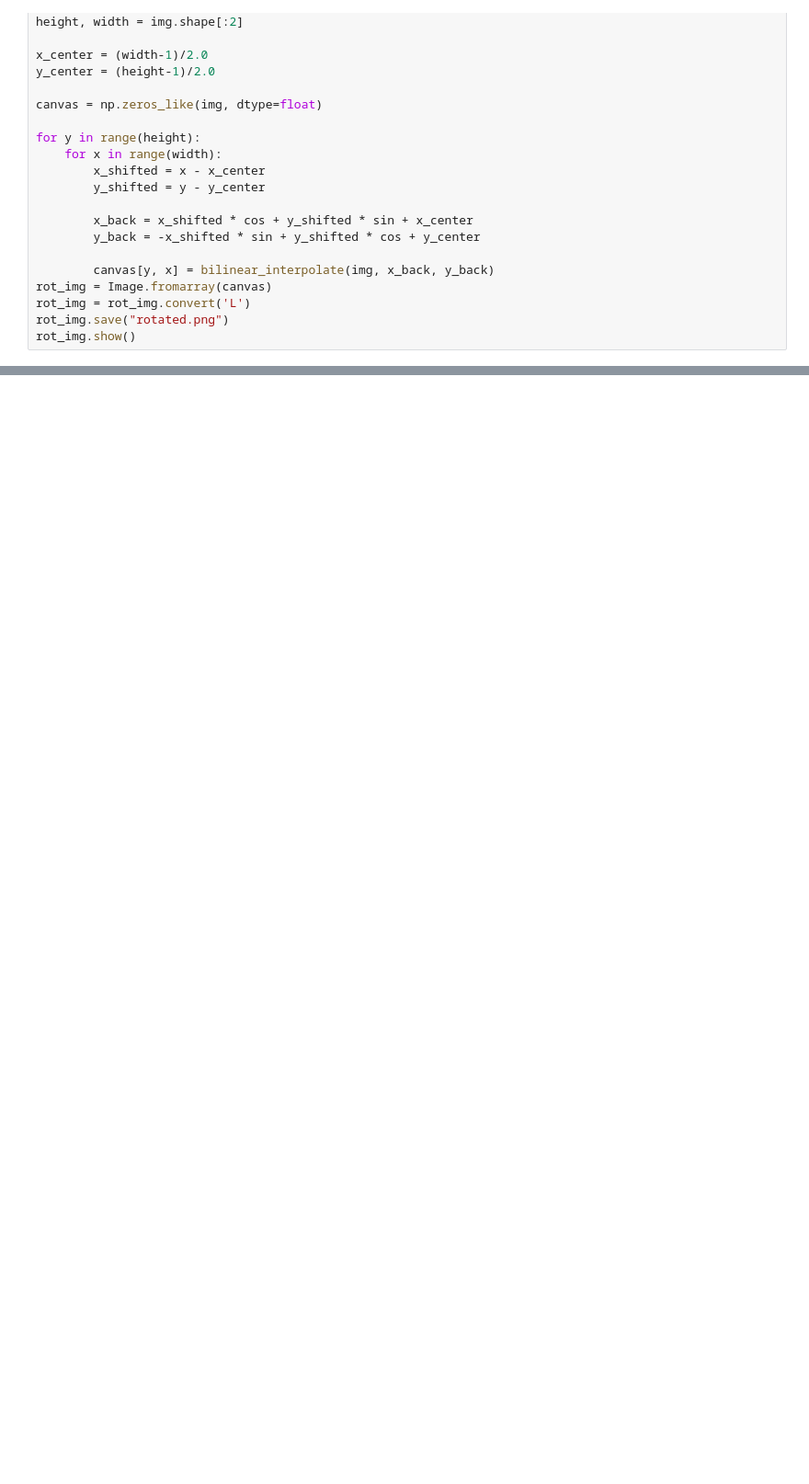
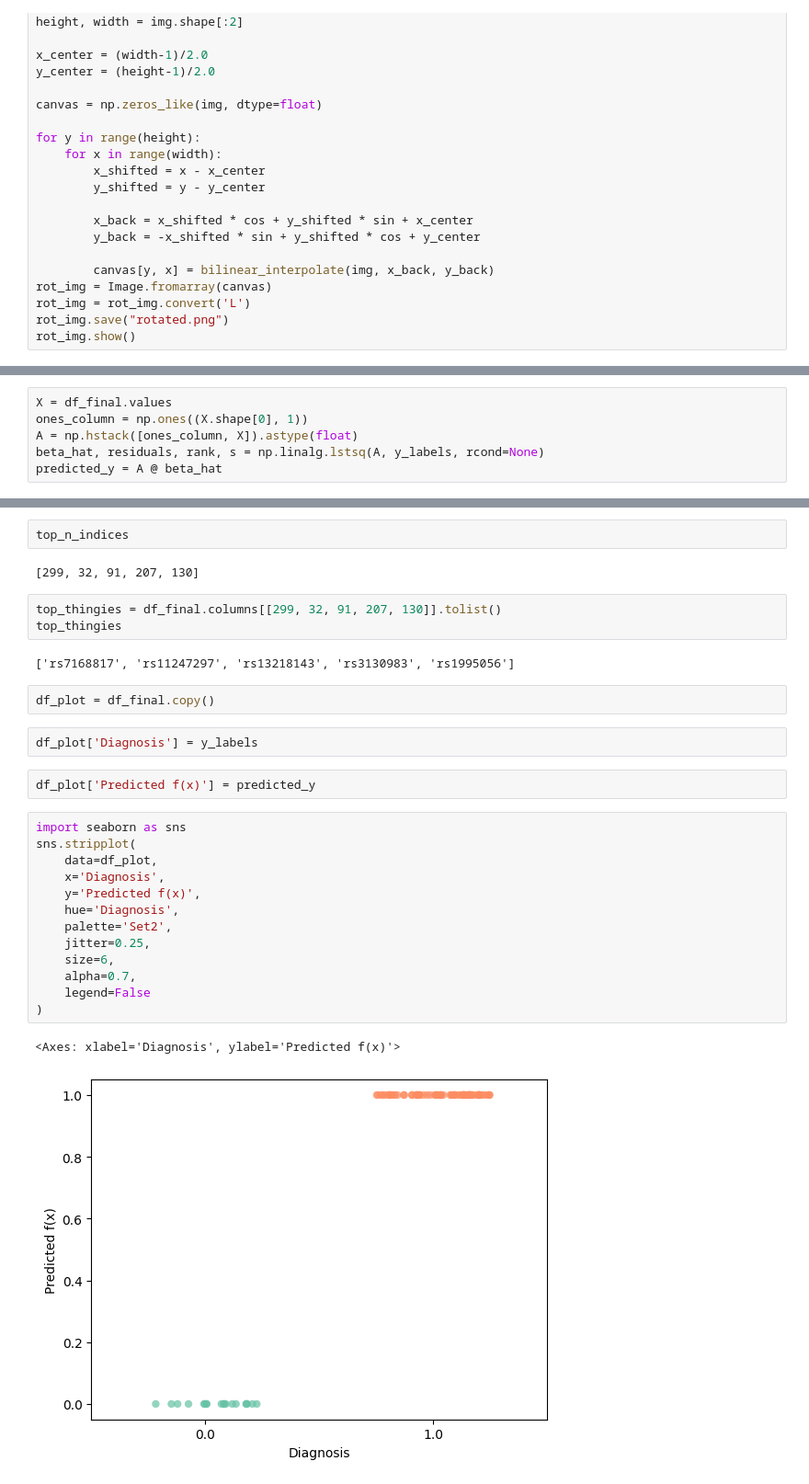
Before and after one commit to brko5178/MathFound, a Jupyter notebook: Assignment4.ipynb, the cells around one changed output, grey strips where cells are left out. Shown at 92% size. Cells and saved outputs as stored; diff of their text form; blank space fills up the shorter version.

```diff
--- a/Assignment4.ipynb
+++ b/Assignment4.ipynb
@@ -286,0 +466,6 @@ rot_img.show()
+# %%
+X = df_final.values
+ones_column = np.ones((X.shape[0], 1))
+A = np.hstack([ones_column, X]).astype(float)
+beta_hat, residuals, rank, s = np.linalg.lstsq(A, y_labels, rcond=None)
+predicted_y = A @ beta_hat
@@ -286,0 +474,31 @@ rot_img.show()
+# %%
+top_n_indices
+# %% [output]
+[299, 32, 91, 207, 130]
+# %%
+top_thingies = df_final.columns[[299, 32, 91, 207, 130]].tolist()
+top_thingies
+# %% [output]
+['rs7168817', 'rs11247297', 'rs13218143', 'rs3130983', 'rs1995056']
+# %%
+df_plot = df_final.copy()
+# %%
+df_plot['Diagnosis'] = y_labels
+# %%
+df_plot['Predicted f(x)'] = predicted_y
+# %%
+import seaborn as sns
+sns.stripplot(
+    data=df_plot,
+    x='Diagnosis',
+    y='Predicted f(x)',
+    hue='Diagnosis',
+    palette='Set2',
+    jitter=0.25,
+    size=6,
+    alpha=0.7,
+    legend=False
+)
+# %% [output]
+<Axes: xlabel='Diagnosis', ylabel='Predicted f(x)'>
+[figure, added]
```
Also changed, not shown: parts of 34 cells of this notebook, 9 other files.
